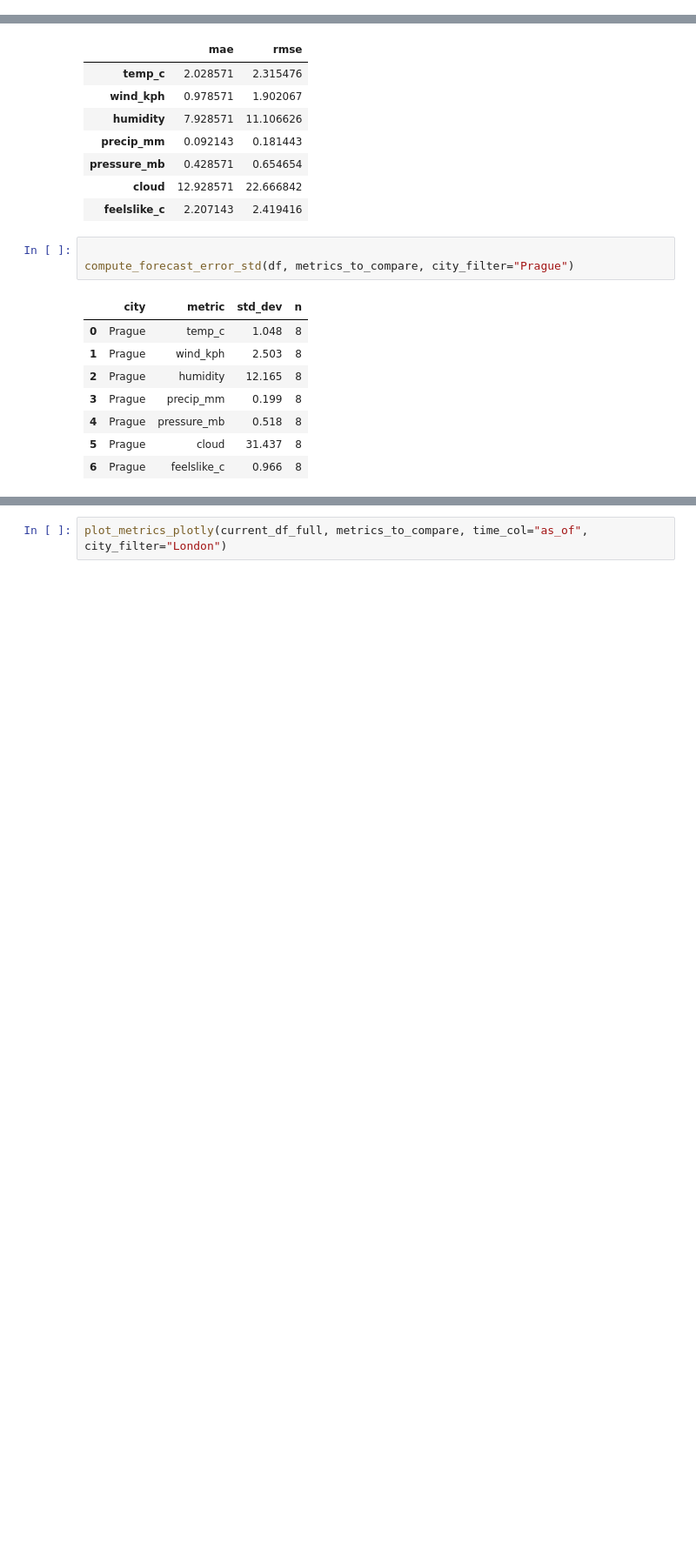
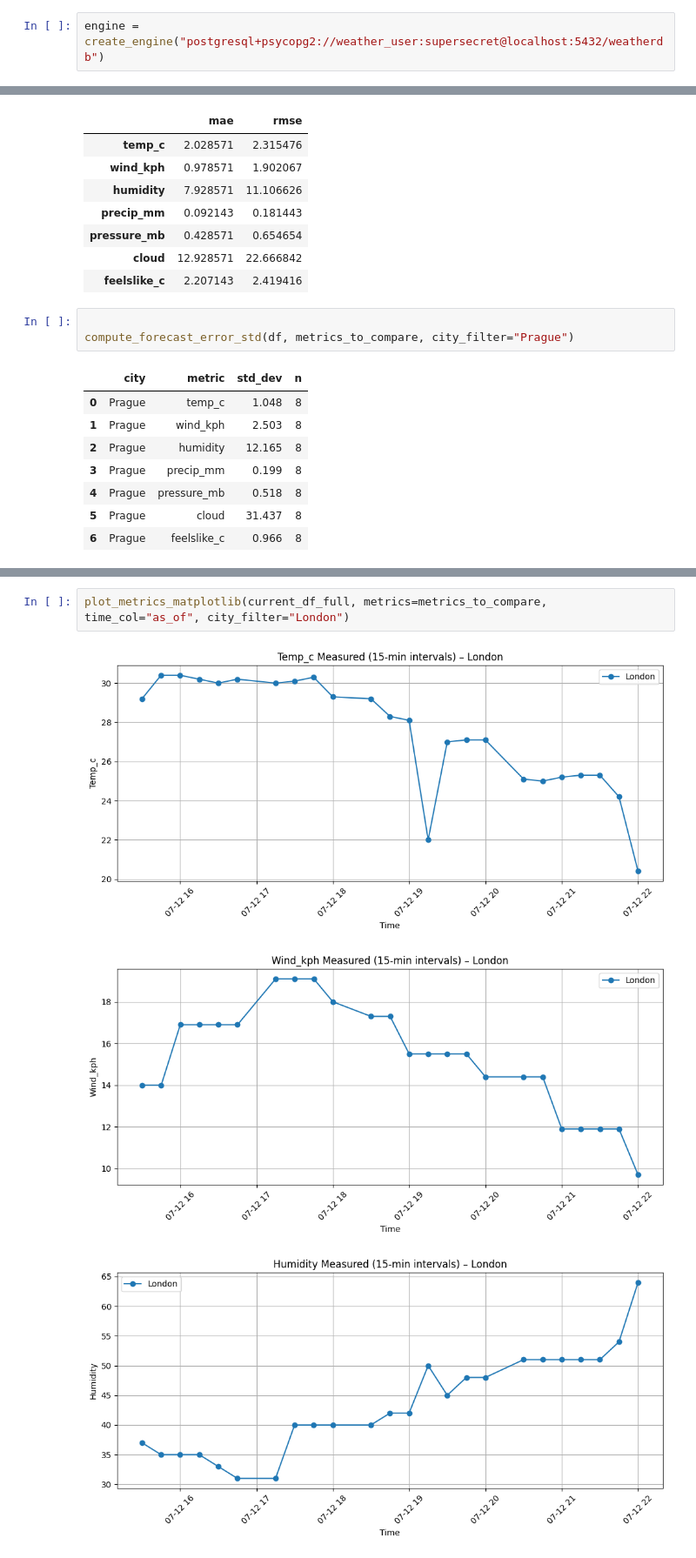
Before and after one commit to AdelHol/weather_etl, a Jupyter notebook: notebooks/comparison.ipynb, the cells around one changed output, grey strips where cells are left out. Shown at 87% size. Cells and saved outputs as stored; diff of their text form; blank space fills up the shorter version.

```diff
--- a/notebooks/comparison.ipynb
+++ b/notebooks/comparison.ipynb
@@ -14,3 +10,5 @@ engine = create_engine(os.getenv("DATABASE_URL"))
+# %%
+engine = create_engine("postgresql+psycopg2://weather_user:supersecret@localhost:5432/weatherdb")
 # %%
 def compute_errors(df, metrics):
     """Compute MAE and RMSE errors for each metric."""
@@ -219,2 +198,6 @@ Lower values indicate more accurate predictions. In general, temperature, wind s
 # %%
-plot_metrics_plotly(current_df_full, metrics_to_compare, time_col="as_of", city_filter="London")
+plot_metrics_matplotlib(current_df_full, metrics=metrics_to_compare, time_col="as_of", city_filter="London")
+# %% [output]
+[figure, added]
+[figure, added]
+[figure, added]
```
Also changed, not shown: parts of 11 cells of this notebook, 17 other files.
